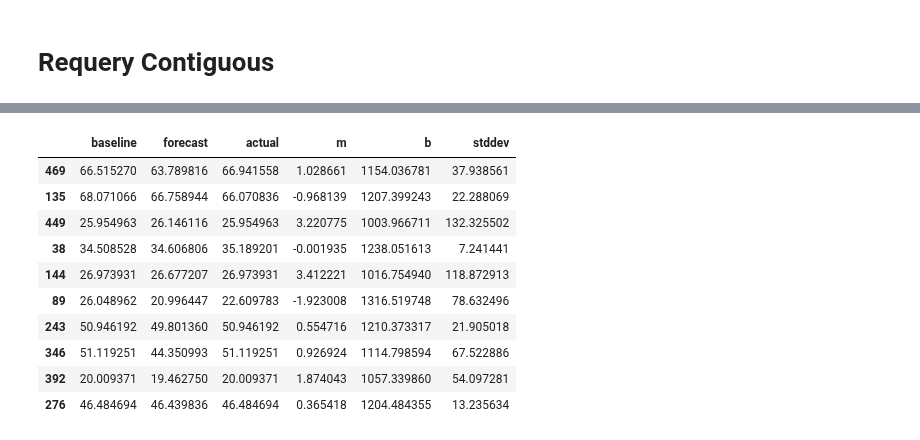
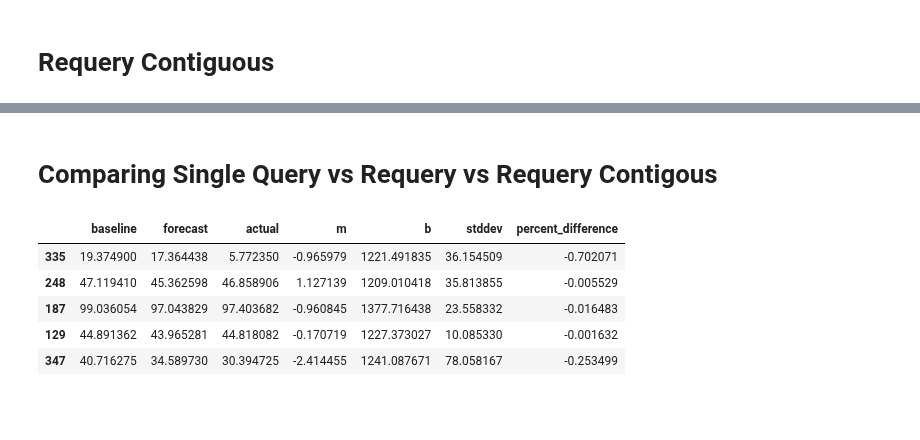
Before and after one commit to WattTime/watttime-python-client, a Jupyter notebook: watttime_optimizer/notebooks/synthetic_data.ipynb, the cells around one changed output, grey strips where cells are left out. Saved outputs shown, nothing was run; the diff lists cells and outputs as text; code cells hidden in the pictures; blank space fills up the shorter version.

```diff
--- a/watttime_optimizer/notebooks/synthetic_data.ipynb
+++ b/watttime_optimizer/notebooks/synthetic_data.ipynb
@@ -330,17 +302,14 @@ results_loop_c = pd.DataFrame.from_dict(
     results_requery_c,
     orient="index"
     )
-# %%
-results_loop_c
-# %% [output]
-|  | baseline | forecast | actual | m | b | stddev |
-| 469 | 66.515270 | 63.789816 | 66.941558 | 1.028661 | 1154.036781 | 37.938561 |
-| 135 | 68.071066 | 66.758944 | 66.070836 | -0.968139 | 1207.399243 | 22.288069 |
-| 449 | 25.954963 | 26.146116 | 25.954963 | 3.220775 | 1003.966711 | 132.325502 |
-| 38 | 34.508528 | 34.606806 | 35.189201 | -0.001935 | 1238.051613 | 7.241441 |
-| 144 | 26.973931 | 26.677207 | 26.973931 | 3.412221 | 1016.754940 | 118.872913 |
-| 89 | 26.048962 | 20.996447 | 22.609783 | -1.923008 | 1316.519748 | 78.632496 |
-| 243 | 50.946192 | 49.801360 | 50.946192 | 0.554716 | 1210.373317 | 21.905018 |
-| 346 | 51.119251 | 44.350993 | 51.119251 | 0.926924 | 1114.798594 | 67.522886 |
-| 392 | 20.009371 | 19.462750 | 20.009371 | 1.874043 | 1057.339860 | 54.097281 |
-| 276 | 46.484694 | 46.439836 | 46.484694 | 0.365418 | 1204.484355 | 13.235634 |
+# %% [markdown]
+# Comparing Single Query vs Requery vs Requery Contigous
+# %%
+results_loop.head()
+# %% [output]
+|  | baseline | forecast | actual | m | b | stddev | percent_difference |
+| 335 | 19.374900 | 17.364438 | 5.772350 | -0.965979 | 1221.491835 | 36.154509 | -0.702071 |
+| 248 | 47.119410 | 45.362598 | 46.858906 | 1.127139 | 1209.010418 | 35.813855 | -0.005529 |
+| 187 | 99.036054 | 97.043829 | 97.403682 | -0.960845 | 1377.716438 | 23.558332 | -0.016483 |
+| 129 | 44.891362 | 43.965281 | 44.818082 | -0.170719 | 1227.373027 | 10.085330 | -0.001632 |
+| 347 | 40.716275 | 34.589730 | 30.394725 | -2.414455 | 1241.087671 | 78.058167 | -0.253499 |
```
Also changed, not shown: parts of 30 cells of this notebook, 1 other file.
